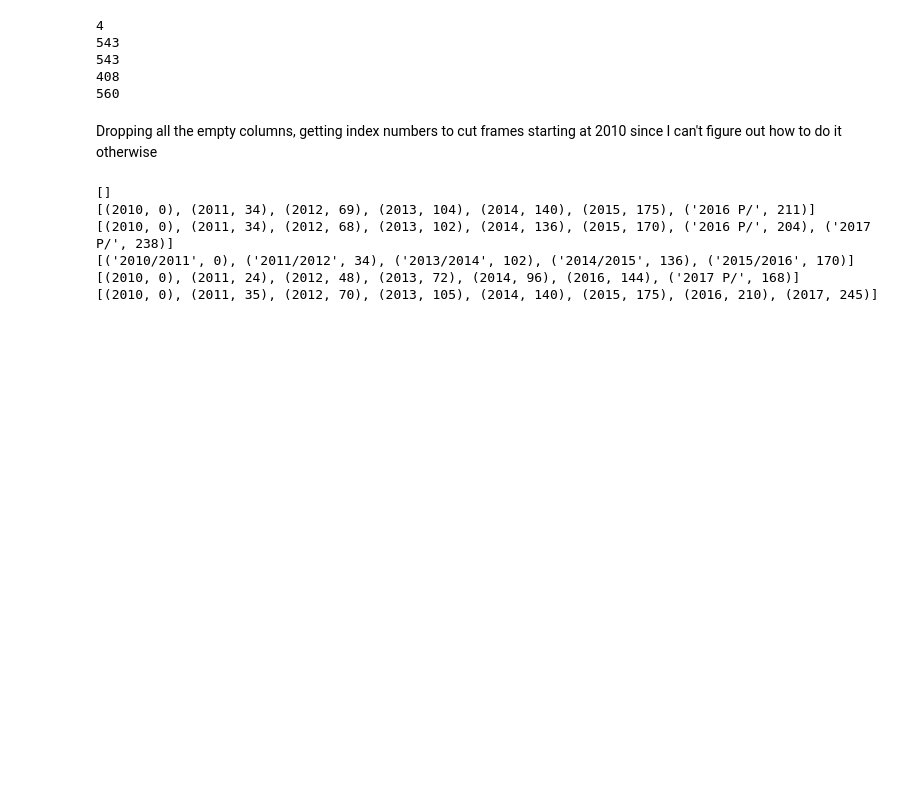
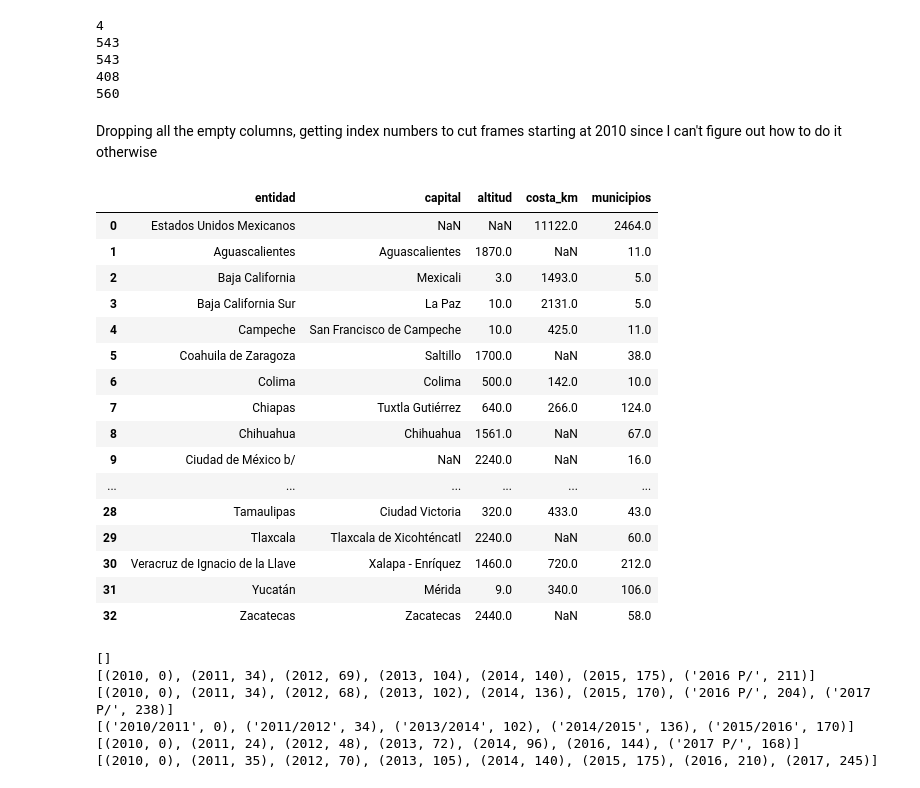
Before and after one commit to marioamz/MexicoOC_Index, a Jupyter notebook: Mexico_OC_Index.ipynb, the cells around one changed output. Saved outputs shown, nothing was run; the diff lists cells and outputs as text; code cells hidden in the pictures; blank space fills up the shorter version.

```diff
--- a/Mexico_OC_Index.ipynb
+++ b/Mexico_OC_Index.ipynb
@@ -46,6 +49,26 @@ educacion_base = educacion_base.truncate(543).dropna(axis=0, how='all').reset_in
 industria_base = industria_base.truncate(408).dropna(axis=0, how='all').reset_index(drop=True)
 trabajo_base = trabajo_base.truncate(560).dropna(axis=0, how='all').reset_index(drop=True)
 medio_base = medio_base.dropna(axis=0, how='all').reset_index(drop=True)
+# %%
+medio_base.fillna(value={'entidad': 'Estados Unidos Mexicanos'}, inplace=True)
+# %% [output]
+|  | entidad | capital | altitud | costa_km | municipios |
+| 0 | Estados Unidos Mexicanos | NaN | NaN | 11122.0 | 2464.0 |
+| 1 | Aguascalientes | Aguascalientes | 1870.0 | NaN | 11.0 |
+| 2 | Baja California | Mexicali | 3.0 | 1493.0 | 5.0 |
+| 3 | Baja California Sur | La Paz | 10.0 | 2131.0 | 5.0 |
+| 4 | Campeche | San Francisco de Campeche | 10.0 | 425.0 | 11.0 |
+| 5 | Coahuila de Zaragoza | Saltillo | 1700.0 | NaN | 38.0 |
+| 6 | Colima | Colima | 500.0 | 142.0 | 10.0 |
+| 7 | Chiapas | Tuxtla Gutiérrez | 640.0 | 266.0 | 124.0 |
+| 8 | Chihuahua | Chihuahua | 1561.0 | NaN | 67.0 |
+| 9 | Ciudad de México b/ | NaN | 2240.0 | NaN | 16.0 |
+| ... | ... | ... | ... | ... | ... |
+| 28 | Tamaulipas | Ciudad Victoria | 320.0 | 433.0 | 43.0 |
+| 29 | Tlaxcala | Tlaxcala de Xicohténcatl | 2240.0 | NaN | 60.0 |
+| 30 | Veracruz de Ignacio de la Llave | Xalapa - Enríquez | 1460.0 | 720.0 | 212.0 |
+| 31 | Yucatán | Mérida | 9.0 | 340.0 | 106.0 |
+| 32 | Zacatecas | Zacatecas | 2440.0 | NaN | 58.0 |
 # %%
 base_frames = [medio_base, seguridad_base, carretera_base, educacion_base, industria_base, trabajo_base]
 for frame in base_frames:
```
Also changed, not shown: parts of 26 cells of this notebook.
